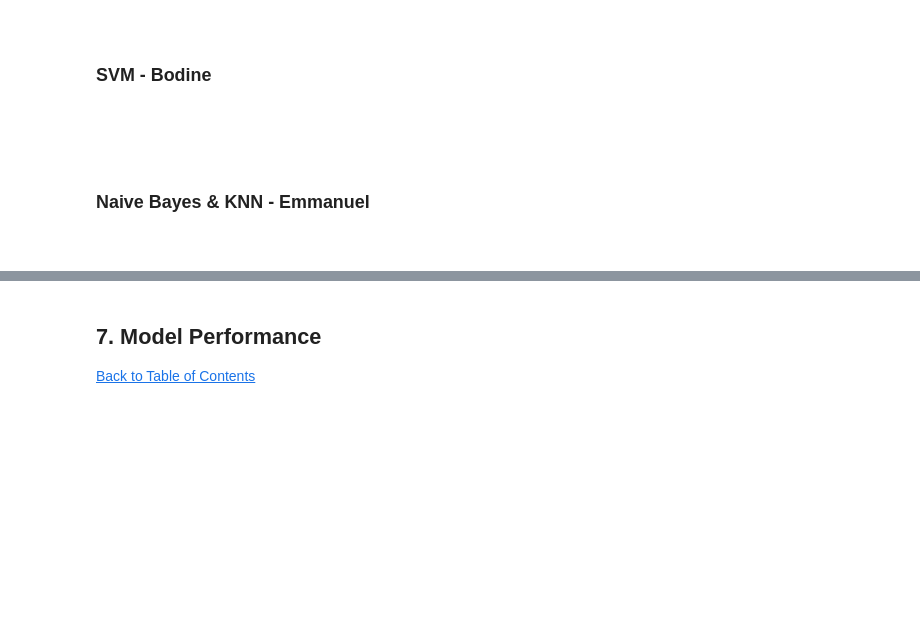
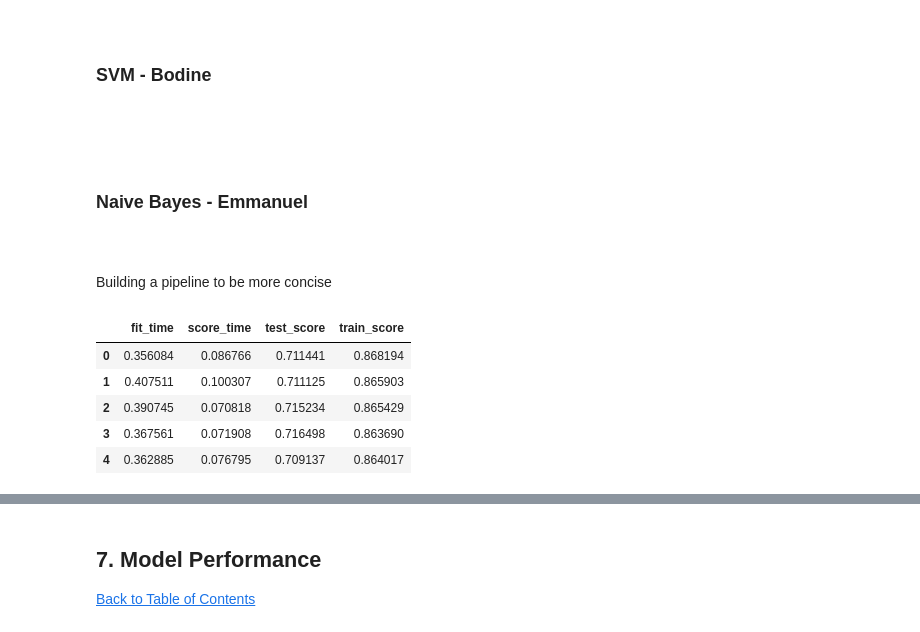
Before and after one commit to KenCBonyo/classification-predict-streamlit-template_notebook, a Jupyter notebook: predict_classification_data_processing.ipynb, the cells around one changed output, grey strips where cells are left out. Saved outputs shown, nothing was run; the diff lists cells and outputs as text; code cells hidden in the pictures; blank space fills up the shorter version.

```diff
--- a/predict_classification_data_processing.ipynb
+++ b/predict_classification_data_processing.ipynb
@@ -410,7 +429,23 @@ experiment.log_metrics(metrics)
 &emsp;
 # %% [markdown]
 &emsp;
-### Naive Bayes & KNN - Emmanuel
+### Naive Bayes - Emmanuel
 
 
 &emsp;
+# %% [markdown]
+Building a pipeline to be more concise
+# %%
+# pipline with naive_bayes and using the 'clean_tweet' from dataset to fit the model
+text_clf = Pipeline([('vect', CountVectorizer()),
+                     ('clf', MultinomialNB()),])
+# cross validation
+scores = cross_validate(text_clf, train_df['cleaned_tweet'], train_df.sentiment, return_train_score=True)
+pd.DataFrame(scores)
+# %% [output]
+|  | fit_time | score_time | test_score | train_score |
+| 0 | 0.356084 | 0.086766 | 0.711441 | 0.868194 |
+| 1 | 0.407511 | 0.100307 | 0.711125 | 0.865903 |
+| 2 | 0.390745 | 0.070818 | 0.715234 | 0.865429 |
+| 3 | 0.367561 | 0.071908 | 0.716498 | 0.863690 |
+| 4 | 0.362885 | 0.076795 | 0.709137 | 0.864017 |
```
Also changed, not shown: parts of 29 cells of this notebook, 2 other files.
